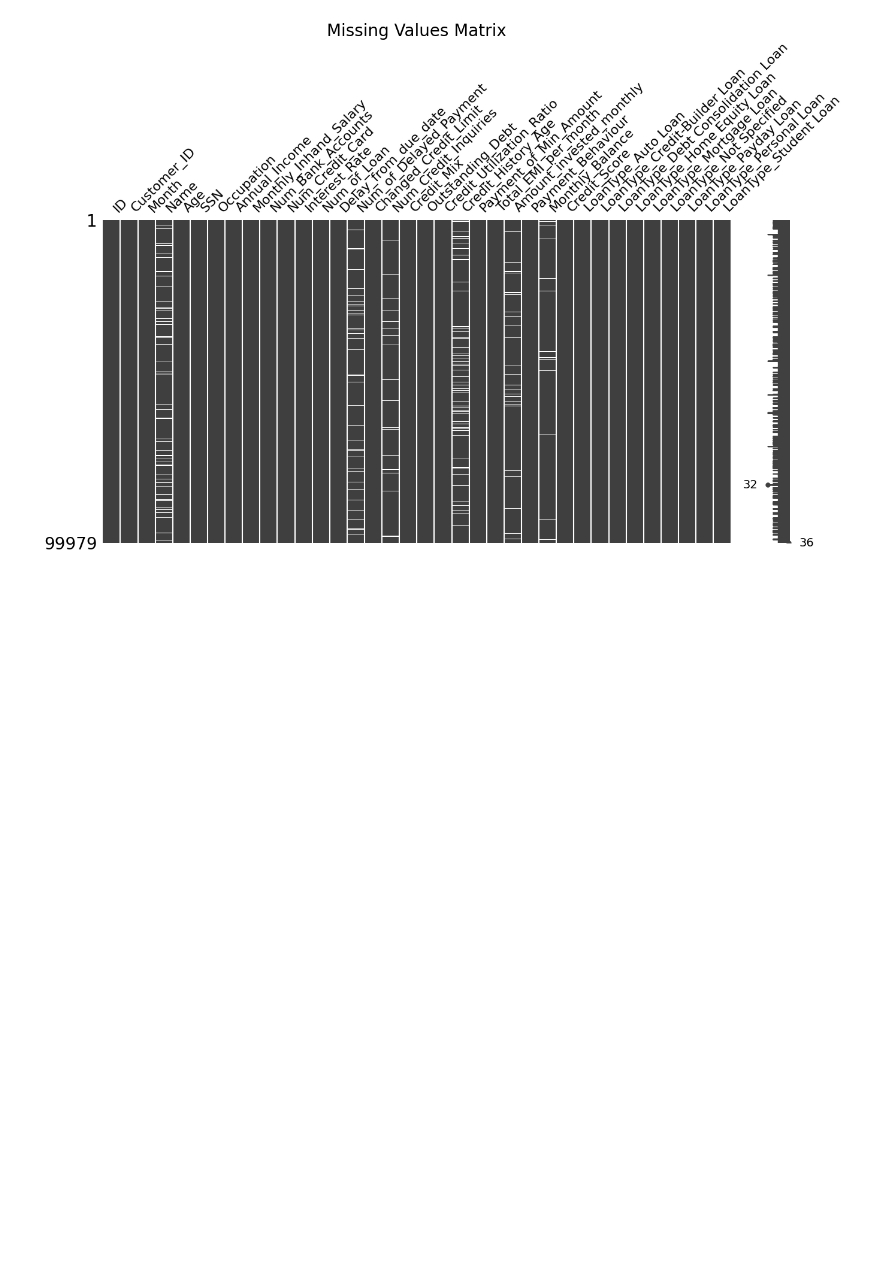
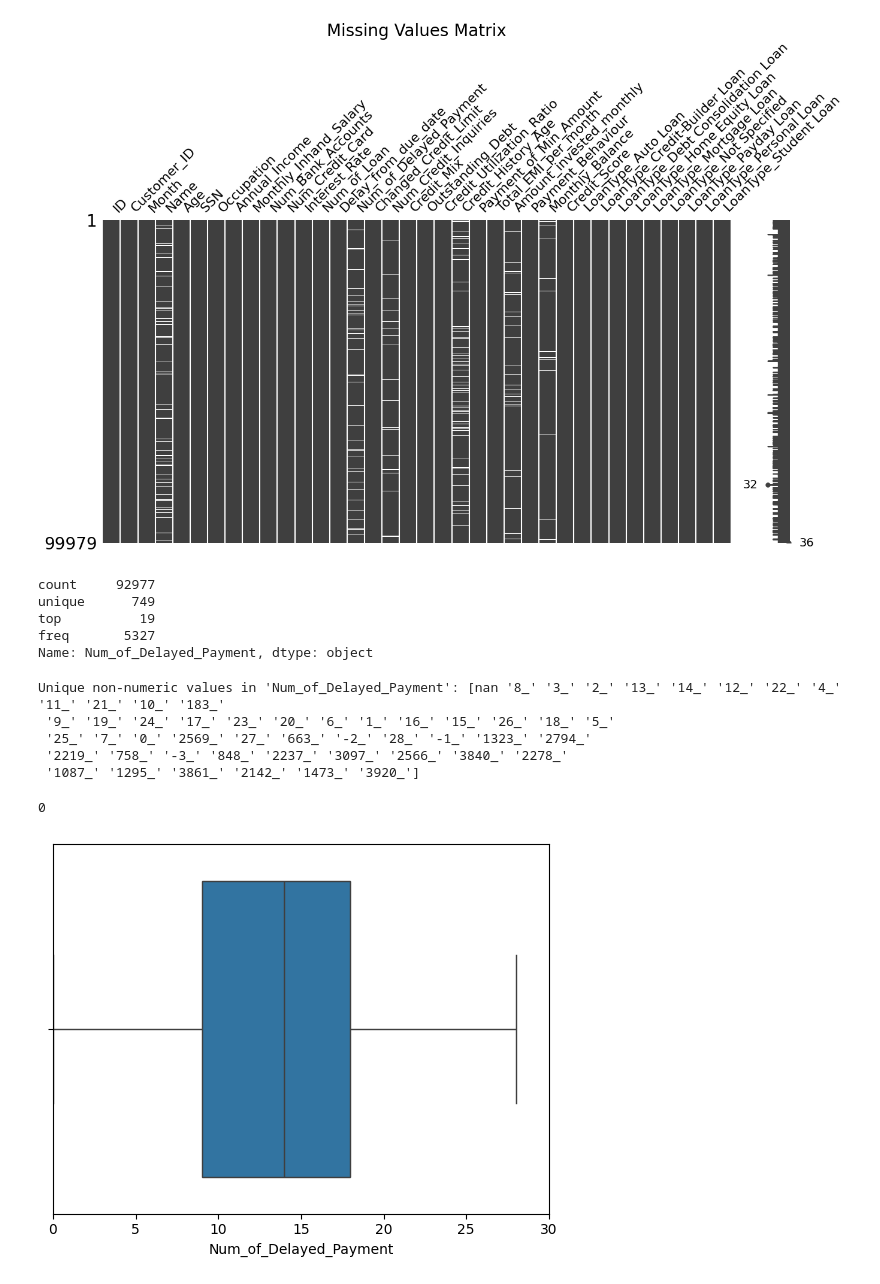
Before and after one commit to s24118-ui/ASI, a Jupyter notebook: Projekt_ASI.ipynb, the cells around one changed output. Drawn from its saved outputs; the diff is of its cells as text; code cells hidden in the pictures; blank space fills up the shorter version.

```diff
--- a/Projekt_ASI.ipynb
+++ b/Projekt_ASI.ipynb
@@ -482,3 +480,35 @@ plt.title('Missing Values Matrix', fontsize=20)
 plt.show()
 # %% [output]
 [figure]
+# %%
+print(df['Num_of_Delayed_Payment'].describe())
+# %% [output]
+count     92977
+unique      749
+top          19
+freq       5327
+Name: Num_of_Delayed_Payment, dtype: object
+# %%
+non_numeric_delays = df[pd.to_numeric(df['Num_of_Delayed_Payment'], errors='coerce').isna()]['Num_of_Delayed_Payment'].unique()
+print(f"Unique non-numeric values in 'Num_of_Delayed_Payment': {non_numeric_delays}")
+# %% [output]
+Unique non-numeric values in 'Num_of_Delayed_Payment': [nan '8_' '3_' '2_' '13_' '14_' '12_' '22_' '4_' '11_' '21_' '10_' '183_'
+ '9_' '19_' '24_' '17_' '23_' '20_' '6_' '1_' '16_' '15_' '26_' '18_' '5_'
+ '25_' '7_' '0_' '2569_' '27_' '663_' '-2_' '28_' '-1_' '1323_' '2794_'
+ '2219_' '758_' '-3_' '848_' '2237_' '3097_' '2566_' '3840_' '2278_'
+ '1087_' '1295_' '3861_' '2142_' '1473_' '3920_']
+# %%
+df["Num_of_Delayed_Payment"] = (df["Num_of_Delayed_Payment"].astype(str).str.replace("_", "", regex=False))
+df["Num_of_Delayed_Payment"] = pd.to_numeric(df["Num_of_Delayed_Payment"], errors='coerce')
+df.loc[df['Num_of_Delayed_Payment'] < 0, 'Num_of_Delayed_Payment'] = np.nan
+df['Num_of_Delayed_Payment'] = df.groupby('Customer_ID')['Num_of_Delayed_Payment'].transform(lambda x: x.ffill().bfill())
+# %%
+print(f"{df['Num_of_Delayed_Payment'].isnull().sum()}")
+# %% [output]
+0
+# %%
+sns.boxplot(x=df["Num_of_Delayed_Payment"])
+plt.xlim(0, 30)
+plt.show()
+# %% [output]
+[figure, added]
```
Also changed, not shown: parts of 10 cells of this notebook.
